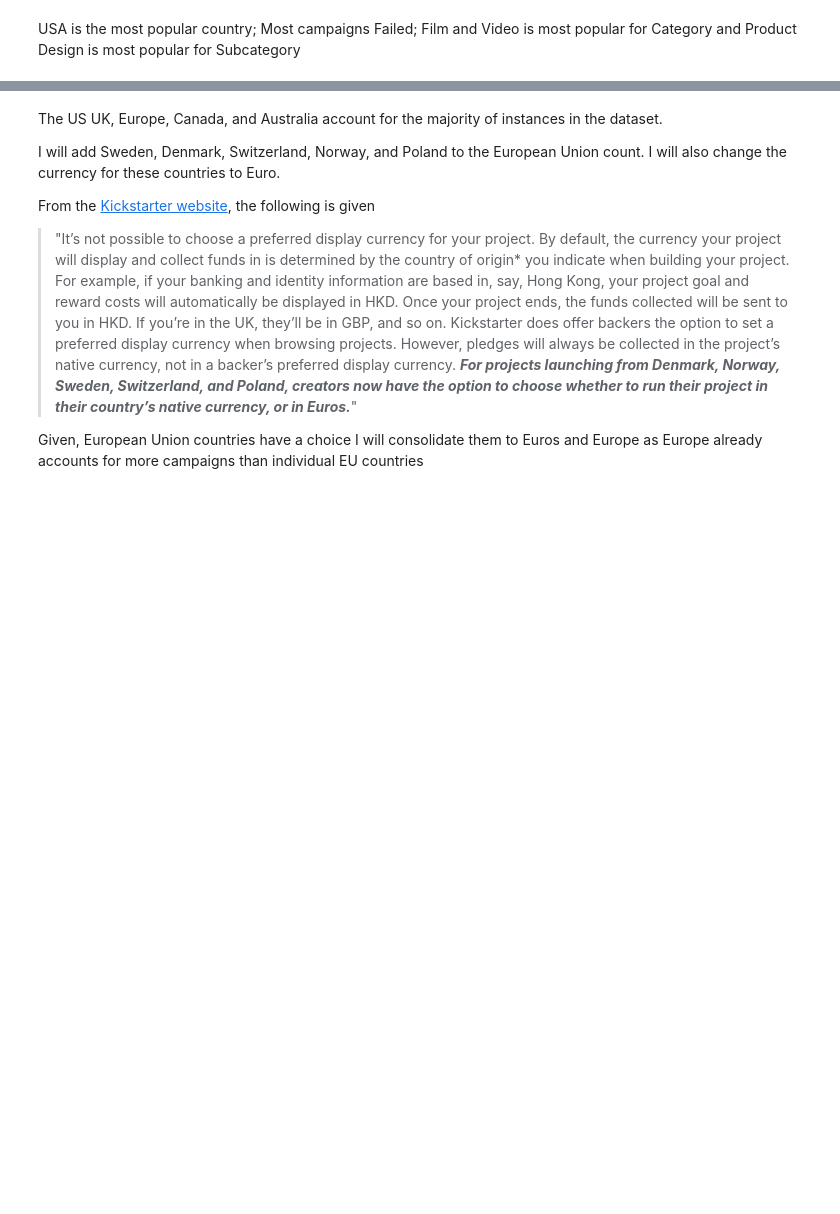
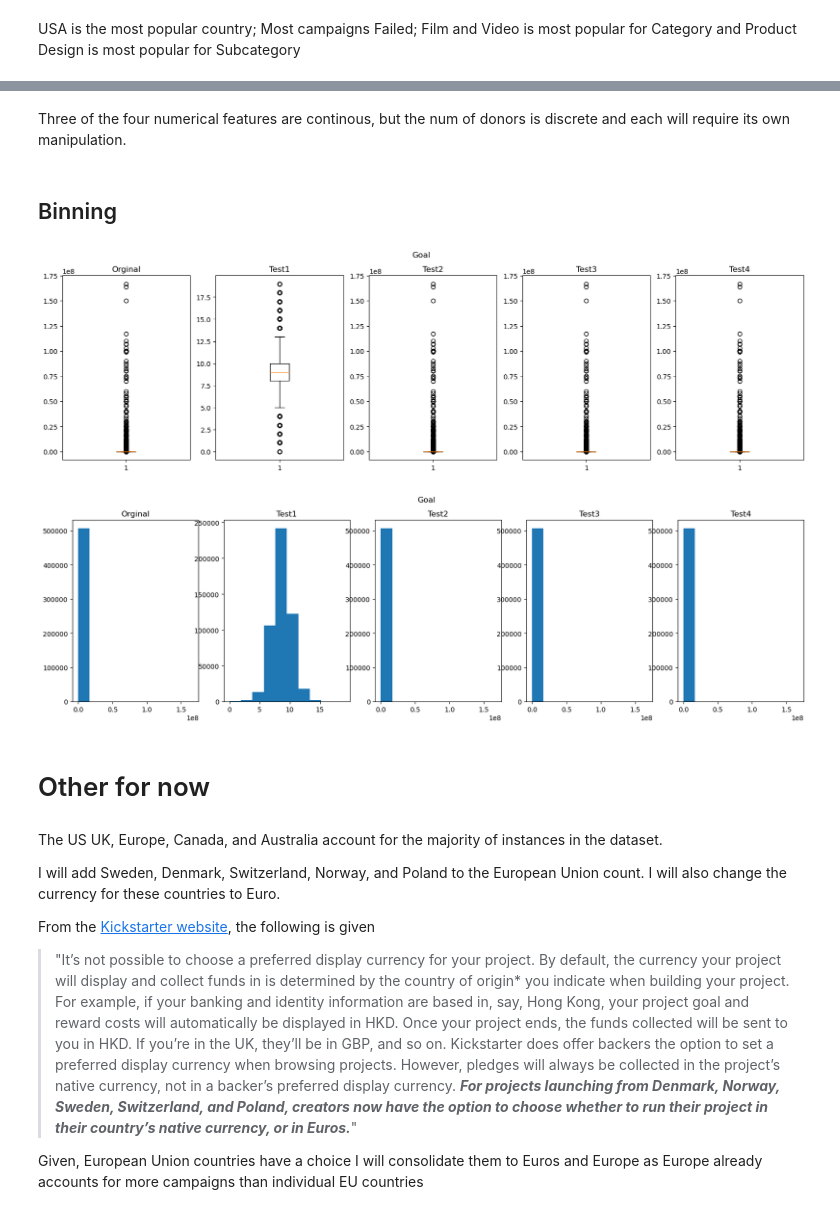
Before and after one commit to SBangarh/Kickstarter_Analysis, a Jupyter notebook: exploratory_analysis.ipynb, the cells around one changed output, grey strips where cells are left out. Cells and saved outputs as stored; diff of their text form; code cells hidden in the pictures; blank space fills up the shorter version.

```diff
--- a/exploratory_analysis.ipynb
+++ b/exploratory_analysis.ipynb
@@ -496,3 +312,57 @@ graph_counts(country_count, 'Project_Country', 'Count',  figsize=(14, 10))
+# %% [markdown]
+Three of the four numerical features are continous, but the num of donors is discrete and each will require its own manipulation.
+# %% [markdown]
+## Binning
+# %%
+#function to take log
+def log_transform(dataframe, rounding=False):
+    log_value = np.log1p(dataframe)
+    round_log = log_value.round(0)
+    return round_log
+
+
+#make copies of df
+def make_copies(dataframe, feature, num_copies):
+    new_df = pd.concat([dataframe[feature]] * num_copies, axis=1)
+    new_df.columns = ['Orginal', 'Test1', 'Test2', 'Test3', 'Test4']
+    return new_df
+
+#plot boxplots for exploring outlier methods
+def plot_boxplot(dataframe, title):
+    fig, axs = plt.subplots(1, len(dataframe.columns), figsize=(20, 5))
+    for i, col in enumerate(dataframe.columns):
+        axs[i].boxplot(dataframe[col])
+        axs[i].set_title(col)
+    plt.suptitle(title)
+    plt.show()
+
+
+#plot histograms for exploring outlier methods
+def plot_histogram(dataframe, title):
+    fig, axs = plt.subplots(1, len(dataframe.columns), figsize=(20, 5))
+    for i, col in enumerate(dataframe.columns):
+        axs[i].hist(dataframe[col])
+        axs[i].set_title(col)
+    plt.suptitle(title)
+    plt.show()
+# %%
+#make copies for numerical features
+goal = make_copies(data, 'Goal', 5)
+pledge = make_copies(data, 'Pledged', 5)
+donors = make_copies(data, 'Num_Donors', 5)
+duration = make_copies(data, 'Duration (Days)', 5)
+# %%
+#Working on goal -
+goal['Test1'] = log_transform(goal['Test1'], True)
+goal.rename({'Test1': 'Log-Transform'}, inplace=True)
+
+plot_boxplot(goal, 'Goal')
+plot_histogram(goal, 'Goal')
+# %% [output]
+[figure, added]
+[figure, added]
+# %% [markdown]
+# Other for now
 # %% [markdown]
 The US UK, Europe, Canada, and Australia account for the majority of instances in the dataset.
 
```
Also changed, not shown: parts of 85 cells of this notebook.
